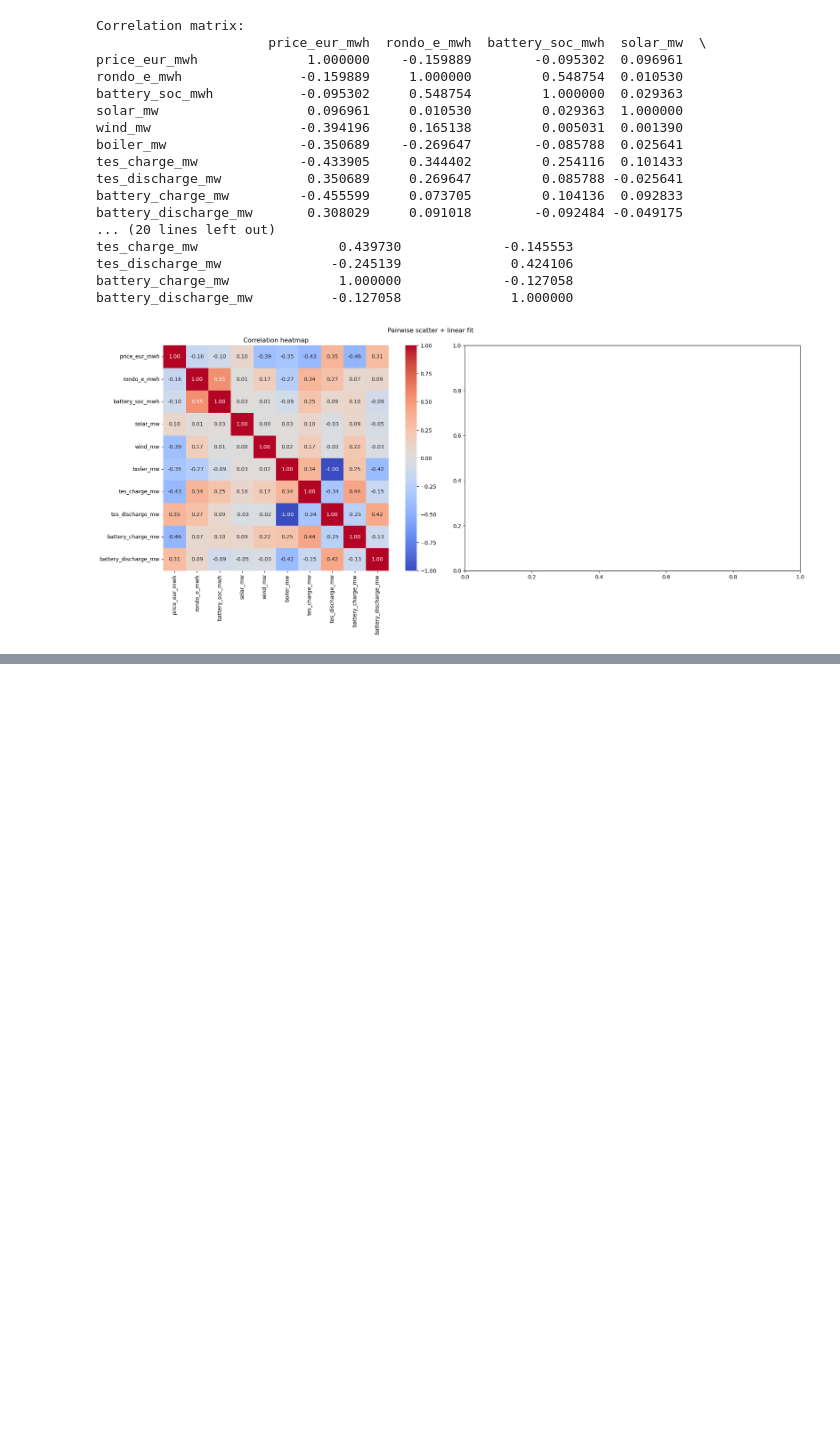
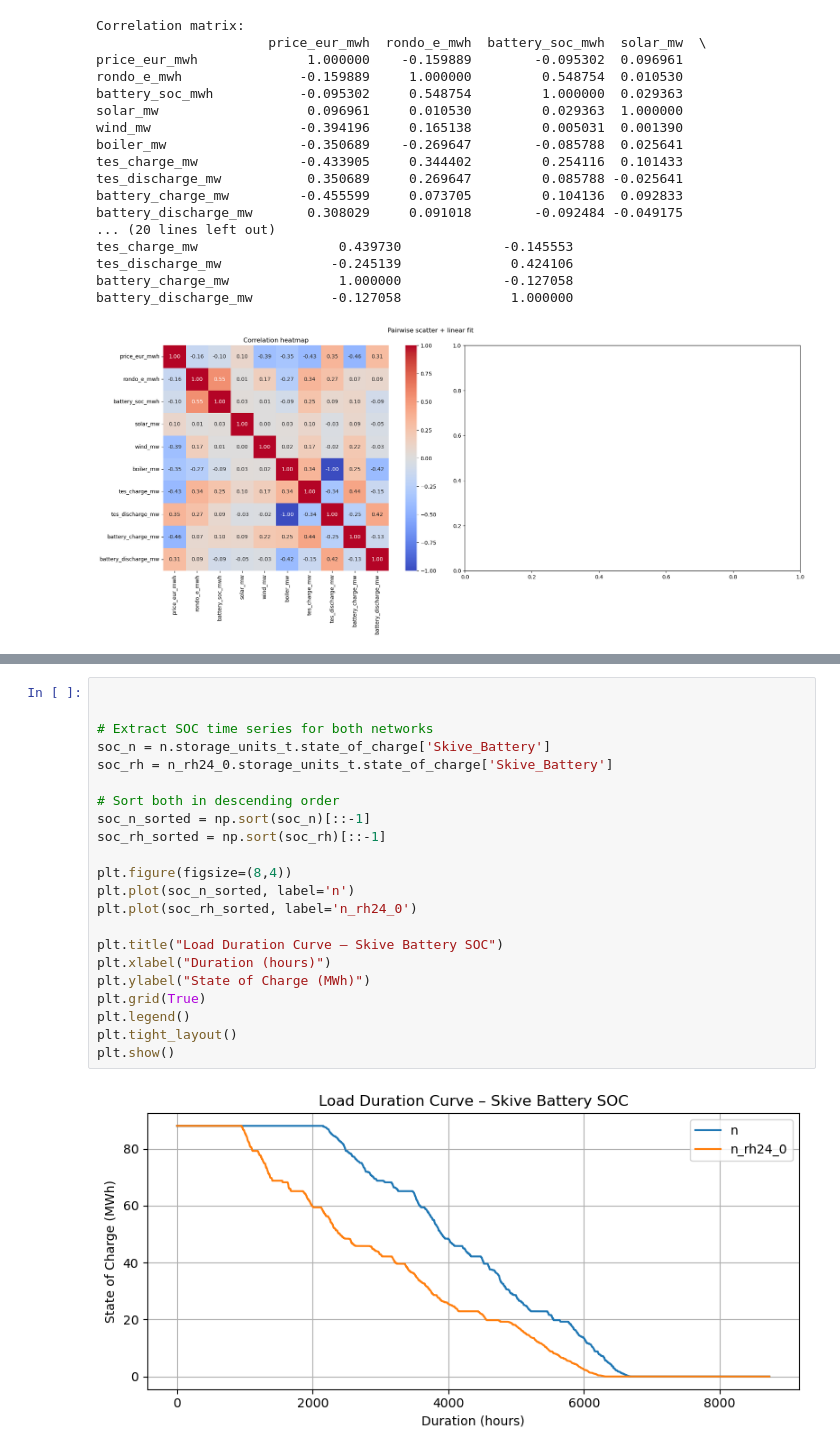
Before and after one commit to pulio12/Msc_Thesis_Greenlab_Skive, a Jupyter notebook: Test_file2.ipynb, the cells around one changed output, grey strips where cells are left out. Saved outputs shown, nothing was run; the diff lists cells and outputs as text; blank space fills up the shorter version.

Commit message:
duration_curve

```diff
--- a/Test_file2.ipynb
+++ b/Test_file2.ipynb
@@ -1739,0 +1756,24 @@ battery_discharge_mw          -0.127058              1.000000
+# %%
+
+
+# Extract SOC time series for both networks
+soc_n = n.storage_units_t.state_of_charge['Skive_Battery']
+soc_rh = n_rh24_0.storage_units_t.state_of_charge['Skive_Battery']
+
+# Sort both in descending order
+soc_n_sorted = np.sort(soc_n)[::-1]
+soc_rh_sorted = np.sort(soc_rh)[::-1]
+
+plt.figure(figsize=(8,4))
+plt.plot(soc_n_sorted, label='n')
+plt.plot(soc_rh_sorted, label='n_rh24_0')
+
+plt.title("Load Duration Curve – Skive Battery SOC")
+plt.xlabel("Duration (hours)")
+plt.ylabel("State of Charge (MWh)")
+plt.grid(True)
+plt.legend()
+plt.tight_layout()
+plt.show()
+# %% [output]
+[figure, added]
```
Also changed, not shown: parts of 10 cells of this notebook, 1 other file.
